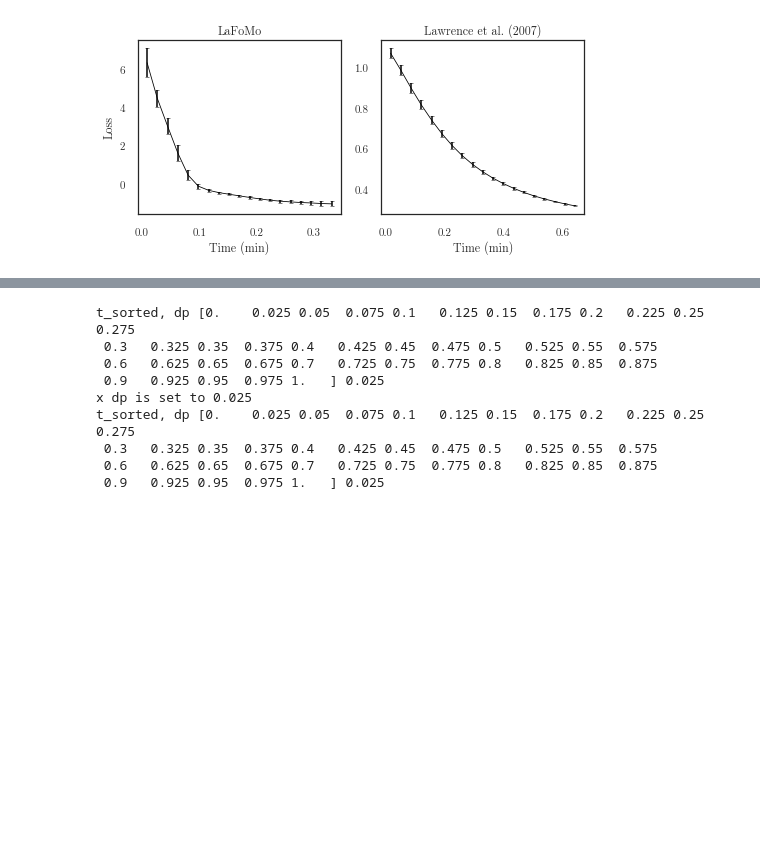
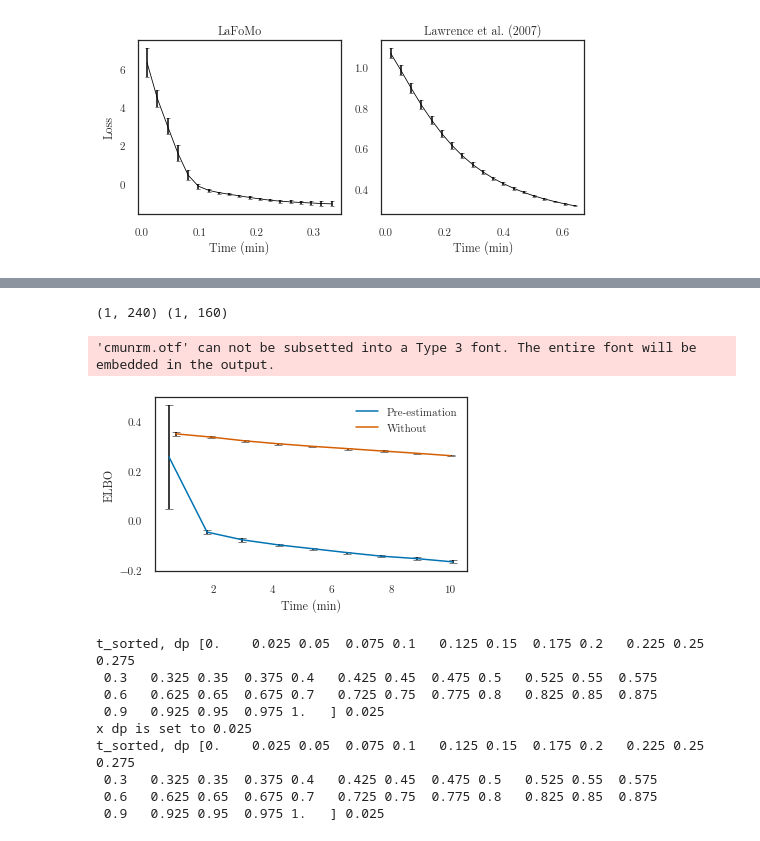
Before and after one commit to mossjacob/alfi, a Jupyter notebook: experiments/timer.ipynb, the cells around one changed output, grey strips where cells are left out. Cells and saved outputs as stored; diff of their text form; code cells hidden in the pictures; blank space fills up the shorter version.

```diff
--- a/experiments/timer.ipynb
+++ b/experiments/timer.ipynb
@@ -5,14 +5,3 @@ from matplotlib import pyplot as plt
 from lafomo.datasets import DrosophilaSpatialTranscriptomics, HomogeneousReactionDiffusion
 from pathlib import Path
 from lafomo.plot import Colours, tight_kwargs
-# %%
-plt.figure(figsize=(5, 3))
-times = np.load('../experiments/reaction-diffusion/lfo-2d/0savedmodel_times.npy')
-losses = times[:, 1]
-times = times[:, 0]
-times = times - times.min()
-times /= 60
-plt.plot(times, losses, color='black', linewidth=0.7)
-plt.xlabel('Time (min)')
-plt.ylabel('Loss (cross-entropy)')
-plt.savefig('lfo_losses_big.pdf', **tight_kwargs)
@@ -125,3 +72,40 @@ plt.savefig('preestimation_toy_big.pdf', **tight_kwargs)
+# %%
+plt.figure(figsize=(0.8*7, 0.8*4))
+def plot_errorbars(times, losses, nbins=12, start_index=0, color='black', label='', skip_last=0):
+    times = times[:, start_index:-skip_last]
+    losses = losses[:, start_index:-skip_last]
+    bucket_ind = np.digitize(
+        times, np.linspace(times.min(), times.max(), nbins))
+
+    mean_times = list()
+    mean_losses = list()
+    for i in range(10):
+        time_bucket = times[bucket_ind == i]
+        loss_bucket = losses[bucket_ind == i]
+        mean_times.append(time_bucket.mean(0))
+        mean_losses.append(loss_bucket.mean(0))
+        plt.errorbar(time_bucket.mean(0), loss_bucket.mean(0), loss_bucket.std(0),
+                     color='black', capsize=4, markeredgewidth=0.5)
+    plt.plot(mean_times, mean_losses, color=color, label=label)
+
+# these errorbars are incorrect. try for example with one sample.
+print(time_with.shape, time_without.shape)
+plot_errorbars(time_with, loss_with,
+               color=Colours.line_color,
+               skip_last=80,
+               start_index=0, label='Pre-estimation')
+plot_errorbars(time_without, loss_without,
+               skip_last=80,
+               color=Colours.scatter_color, label='Without')
+# plt.ylim(-0.2, 2)
+plt.xlabel('Time (min)')
+plt.ylabel('ELBO')
+plt.legend()
+plt.savefig('preestimation_toy.pdf', **tight_kwargs)
+# %% [output]
+(1, 240) (1, 160)
+'cmunrm.otf' can not be subsetted into a Type 3 font. The entire font will be embedded in the output.
+[figure, added]
 # %%
 lfm, trainer, plotter = build_partial(
     dataset,
```
Also changed, not shown: parts of 2 cells of this notebook, 7 other files.
